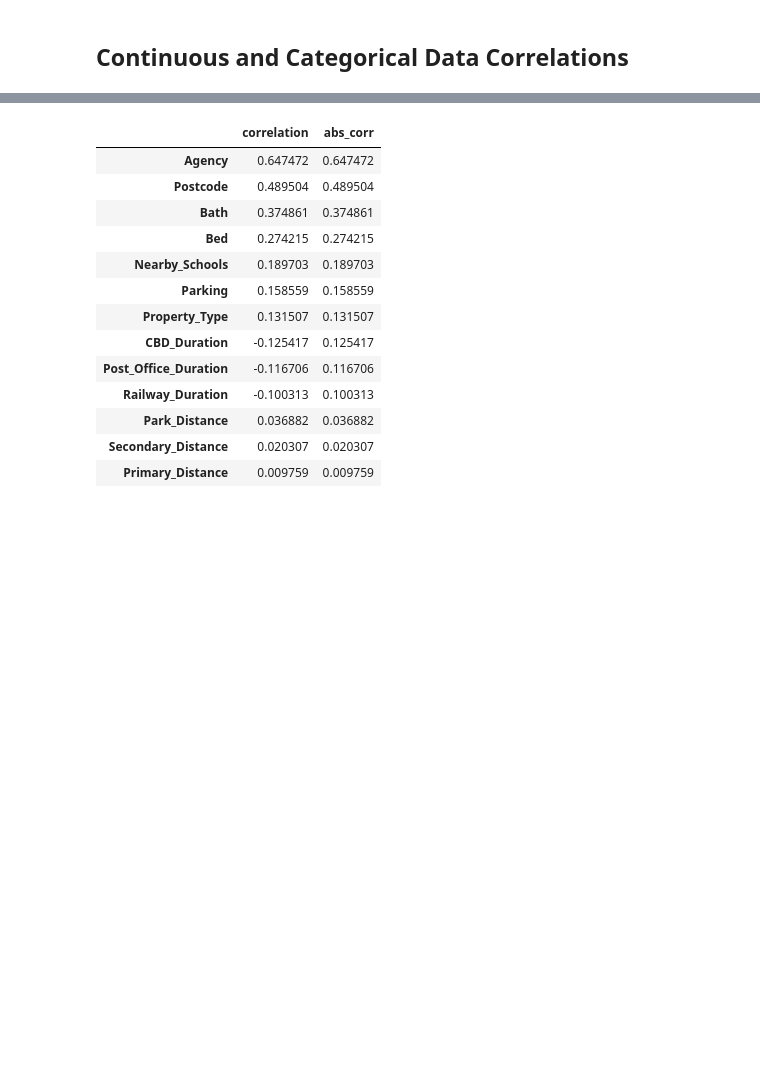
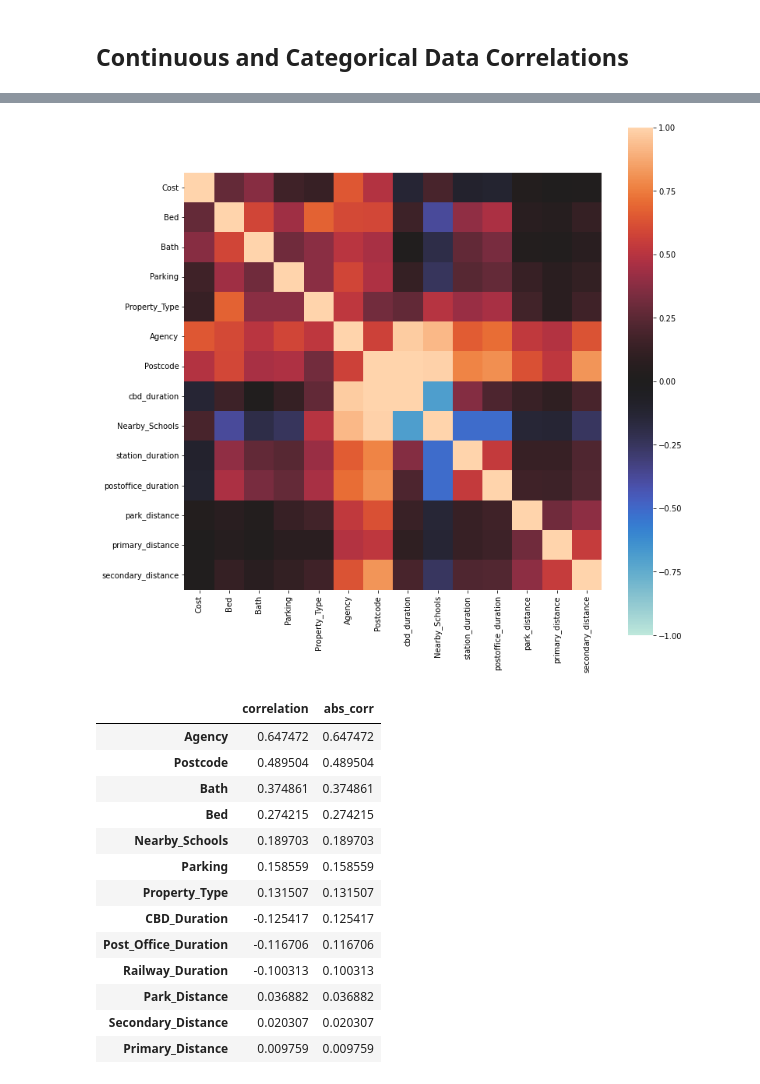
Before and after one commit to MAST30034-Applied-Data-Science/generic-real-estate-consulting-project-group-42, a Jupyter notebook: notebooks/analysis_properties.ipynb, the cells around one changed output, grey strips where cells are left out. Drawn from its saved outputs; the diff is of its cells as text; code cells hidden in the pictures; blank space fills up the shorter version.

```diff
--- a/notebooks/analysis_properties.ipynb
+++ b/notebooks/analysis_properties.ipynb
@@ -105,3 +105,9 @@ corr_mat = dython.nominal.associations(corr_data, annot=False)
+# %%
+exclusions = ["Name", "Coordinates", "sa2_2021", "postoffice_distance", "station_distance", "park_duration", "secondary_duration", "primary_duration"]
+corr_data = properties.drop(exclusions, axis=1)
+corr_mat = dython.nominal.associations(corr_data, annot=False, filename='../plots/corr_matrix_filtered.jpg', figsize=(12,12))
+# %% [output]
+[figure, added]
 # %%
 sorted_mat = corr_mat["corr"].unstack().sort_values()
 
```
Also changed, not shown: parts of 4 cells of this notebook, 4 other files.
